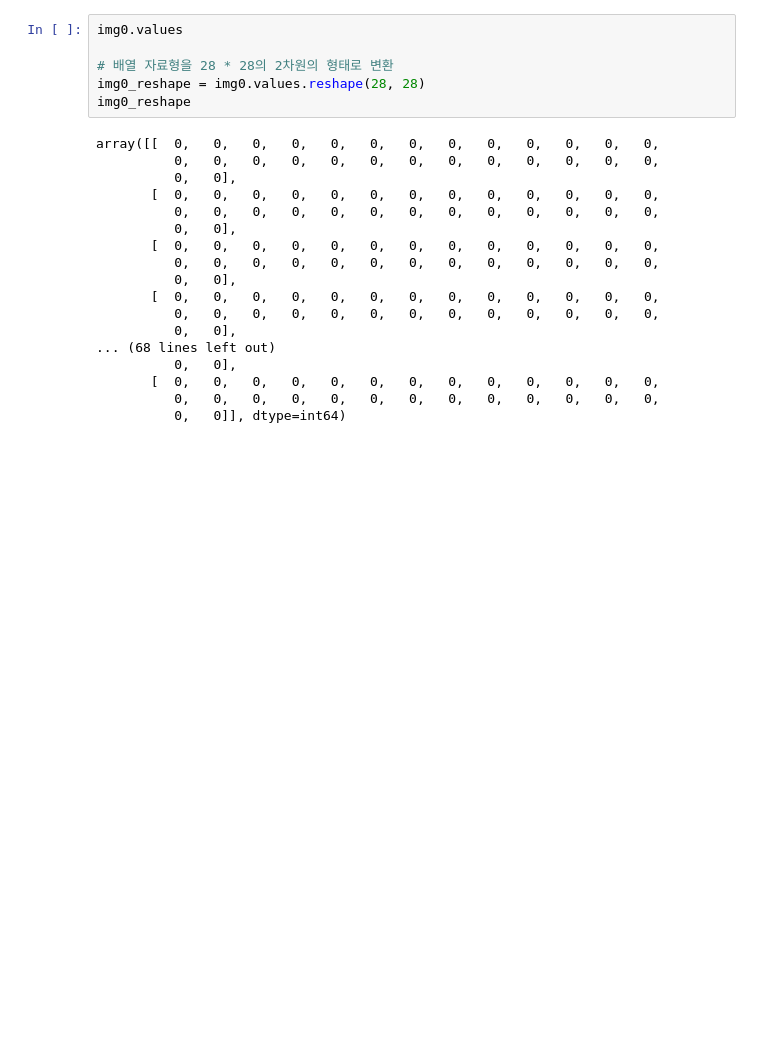
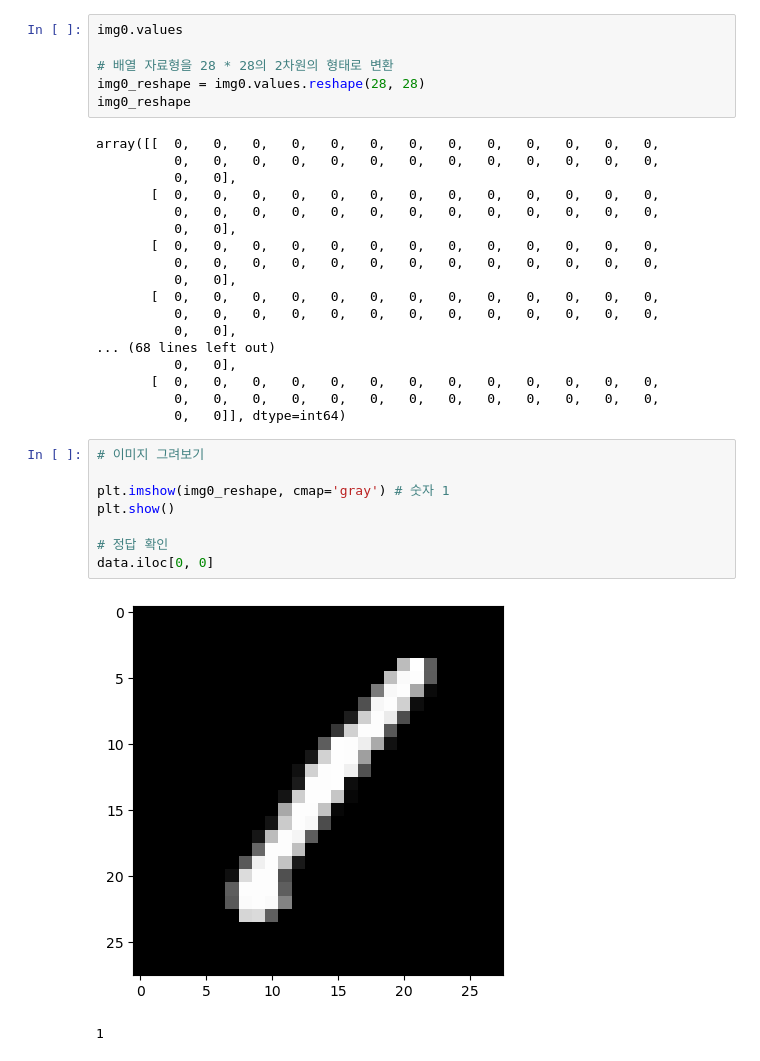
Before and after one commit to Yuni00ni/ML, a Jupyter notebook: 머신러닝/ex06. 선형분류(손글씨 분류 실습).ipynb, the cells around one changed output. Saved outputs shown, nothing was run; the diff lists cells and outputs as text; blank space fills up the shorter version.

```diff
--- a/머신러닝/ex06. 선형분류(손글씨 분류 실습).ipynb
+++ b/머신러닝/ex06. 선형분류(손글씨 분류 실습).ipynb
@@ -83,3 +83,14 @@ array([[  0,   0,   0,   0,   0,   0,   0,   0,   0,   0,   0,   0,   0,
        [  0,   0,   0,   0,   0,   0,   0,   0,   0,   0,   0,   0,   0,
           0,   0,   0,   0,   0,   0,   0,   0,   0,   0,   0,   0,   0,
           0,   0]], dtype=int64)
+# %%
+# 이미지 그려보기
+
+plt.imshow(img0_reshape, cmap='gray') # 숫자 1
+plt.show()
+
+# 정답 확인
+data.iloc[0, 0]
+# %% [output]
+[figure, added]
+1
```
Also changed, not shown: parts of 21 cells of this notebook.
